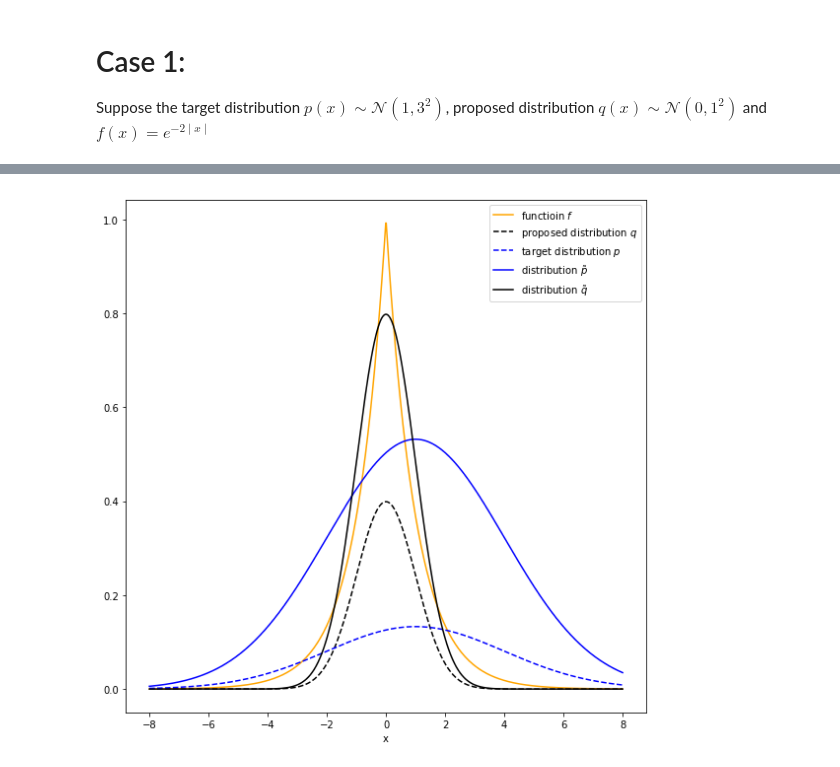
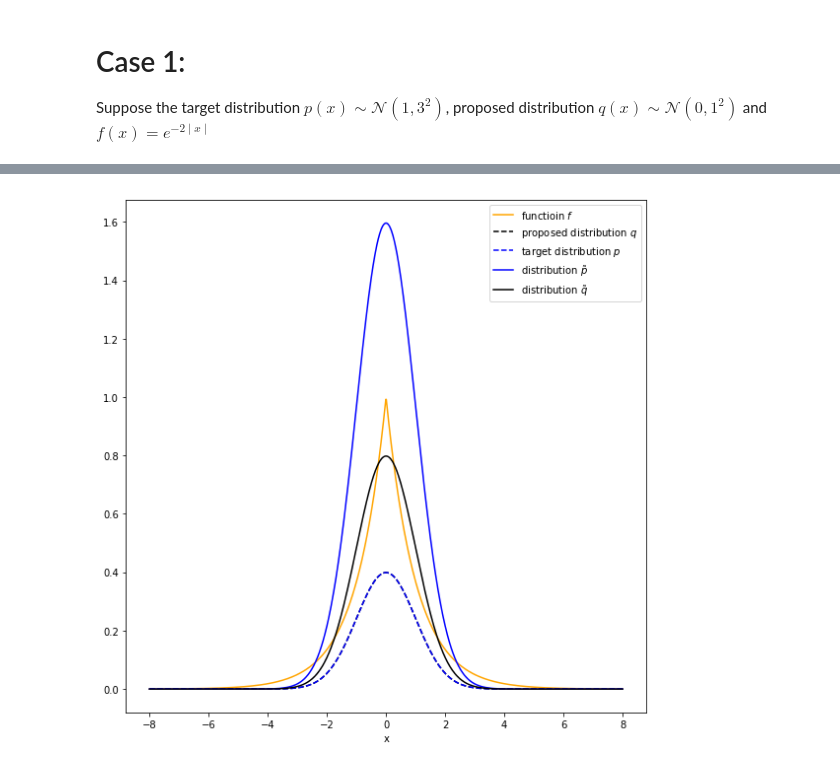
Before and after one commit to dorianHe/math_of_machine_learning, a Jupyter notebook: importance_sampling.ipynb, the cells around one changed output, grey strips where cells are left out. Saved outputs shown, nothing was run; the diff lists cells and outputs as text; code cells hidden in the pictures.

```diff
--- a/importance_sampling.ipynb
+++ b/importance_sampling.ipynb
@@ -66,13 +90,17 @@ Suppose the target distribution $p(x) \sim \mathcal{N}(1, 3^2)$, proposed distri
 # %%
 q_mean = 0
 q_std = 1
-p_mean = 1
-p_std = 3
+p_mean = 0
+p_std = 1
 Z_p = 4
 Z_q = 2
 
+k = 1
+b = 0
+d = 0
+
 is_obj = importance_sampling(proposed_mean= q_mean, proposed_std= q_std,
-                             underlying_mean= p_mean, underlying_std= p_std, Z_p= Z_p, Z_q= Z_q)
+                             underlying_mean= p_mean, underlying_std= p_std, Z_p= Z_p, Z_q= Z_q, k= k, b= b, d= d)
 # %%
 x = np.linspace(-8, 8, 1000)
 is_obj.distribution_overview(x)
@@ -81,5 +109,5 @@ is_obj.distribution_overview(x)
 # %%
 x = np.linspace(-8, 8, 1000)
-is_obj.general_overview(x, k= 1, b= 0)
+is_obj.general_overview(x)
 # %% [output]
-[figure, old version]
+[figure, new version]
```
Also changed, not shown: parts of 8 cells of this notebook.
